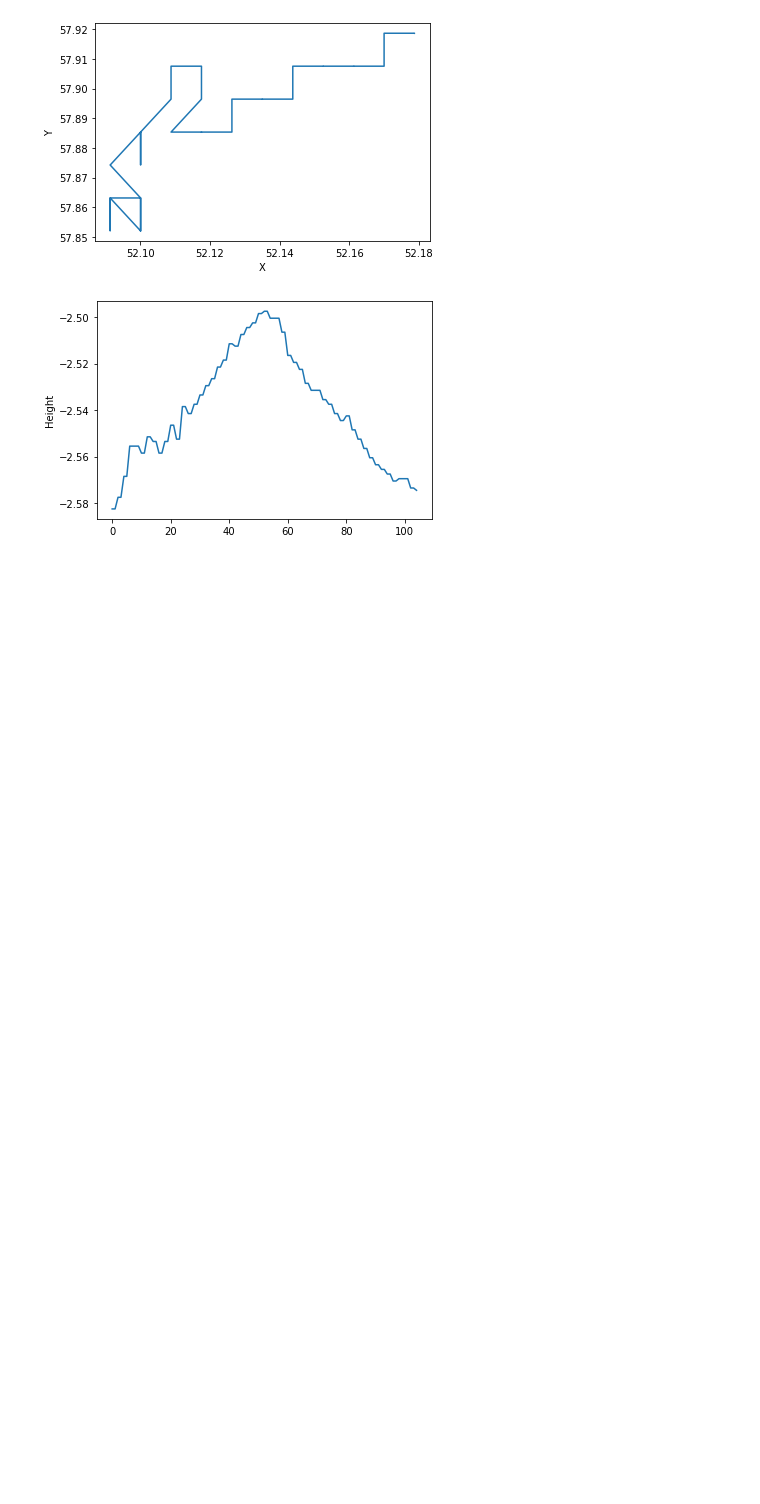
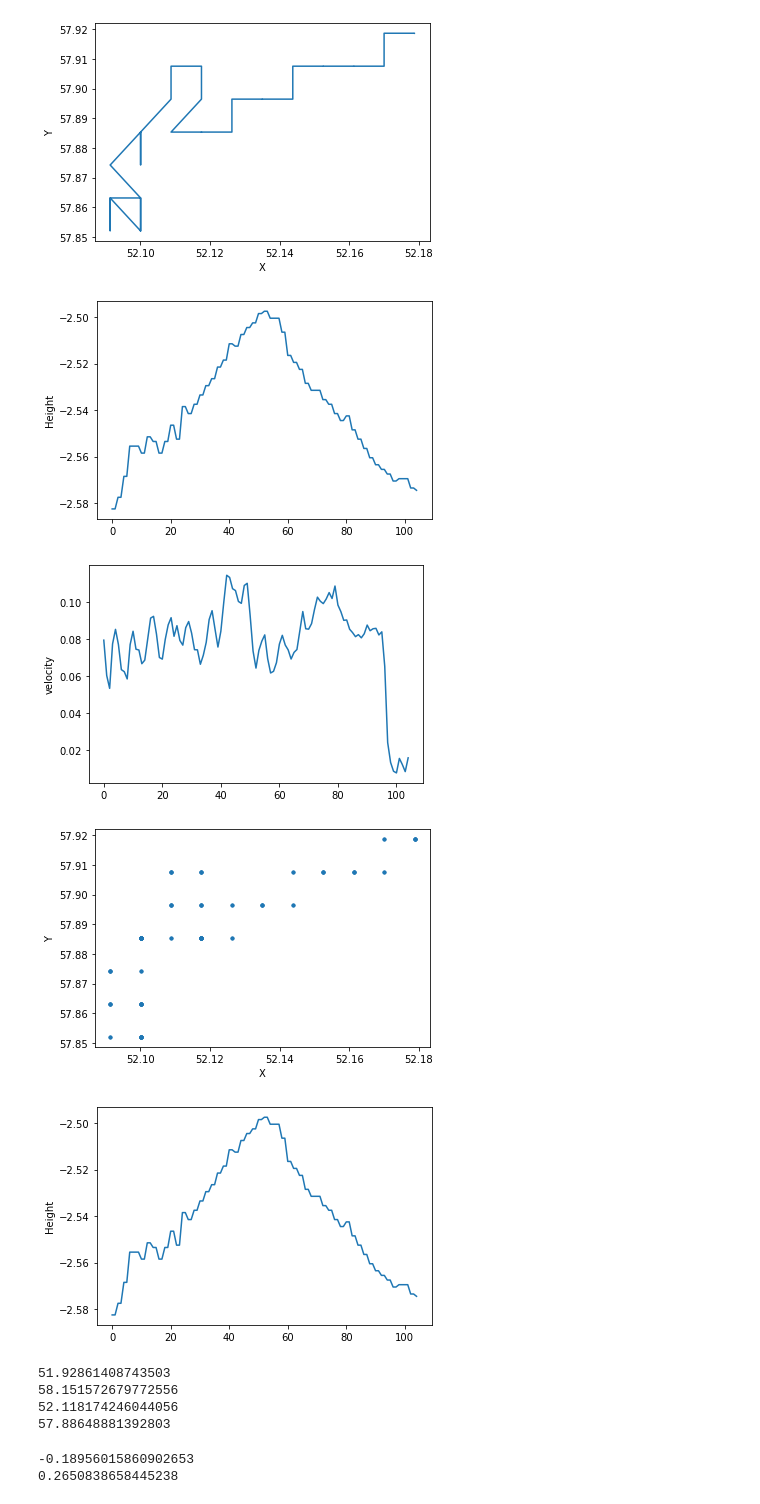
Before and after one commit to WrightLaboratory/newburghlabdrone, a Jupyter notebook: analysis/Drone_basics_forEli.ipynb, the cells around one changed output. Cells and saved outputs as stored; diff of their text form; code cells hidden in the pictures; blank space fills up the shorter version.

Commit message:
added computation for mean value and diference between two flights

```diff
--- a/analysis/Drone_basics_forEli.ipynb
+++ b/analysis/Drone_basics_forEli.ipynb
@@ -130,3 +130,40 @@ plt.show()
 [figure]
 [figure]
 [figure]
+# %%
+# Those X, Y stationary points --- are they repated values? That would skew the stddev calculation
+tlb = 16300
+tub = -1
+
+plt.plot(dronedat.velocity[tlb:tub]) # velocity
+plt.ylabel('velocity')
+plt.show()
+plt.plot(dronedat.coords_xyz_LC[tlb:tub,0],dronedat.coords_xyz_LC[tlb:tub,1],marker='.',linestyle='None') #X, Y in m
+plt.xlabel('X')
+plt.ylabel('Y')
+plt.show()
+plt.plot(dronedat.coords_xyz_LC[tlb:tub,2]) #X, Y in m
+plt.ylabel('Height')
+plt.show()
+# %% [output]
+[figure, added]
+[figure, added]
+[figure, added]
+# %%
+##
+
+print(np.mean(dronedat.coords_xyz_LC[tlbs:tubs,0]))
+print(np.mean(dronedat.coords_xyz_LC[tlbs:tubs,1]))
+print(np.mean(dronedat.coords_xyz_LC[tlb:tub,0]))
+print(np.mean(dronedat.coords_xyz_LC[tlb:tub,1]))
+# %% [output]
+51.92861408743503
+58.151572679772556
+52.118174246044056
+57.88648881392803
+# %%
+print(np.mean(dronedat.coords_xyz_LC[tlbs:tubs,0]) - np.mean(dronedat.coords_xyz_LC[tlb:tub,0]))
+print(np.mean(dronedat.coords_xyz_LC[tlbs:tubs,1]) - np.mean(dronedat.coords_xyz_LC[tlb:tub,1]))
+# %% [output]
+-0.18956015860902653
+0.2650838658445238
```
Also changed, not shown: parts of 6 cells of this notebook.
